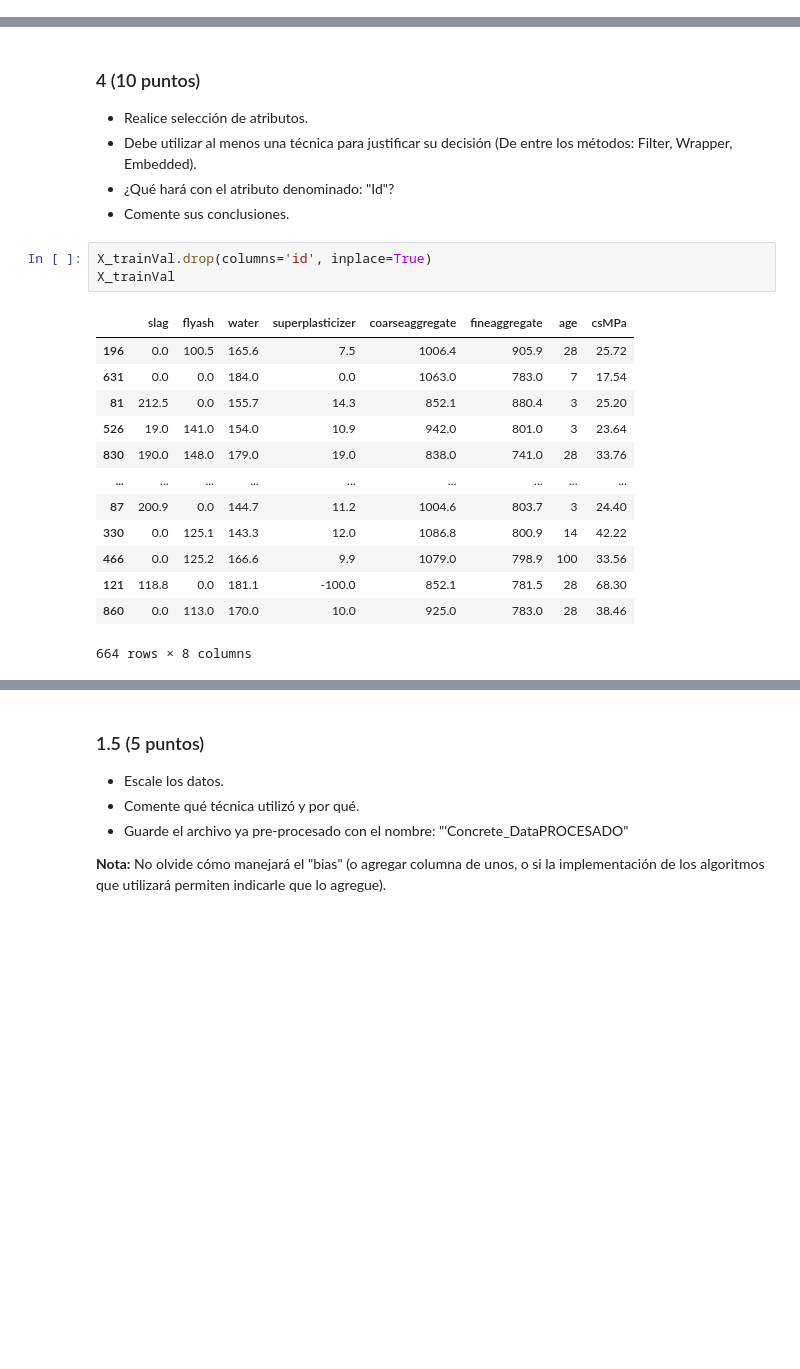
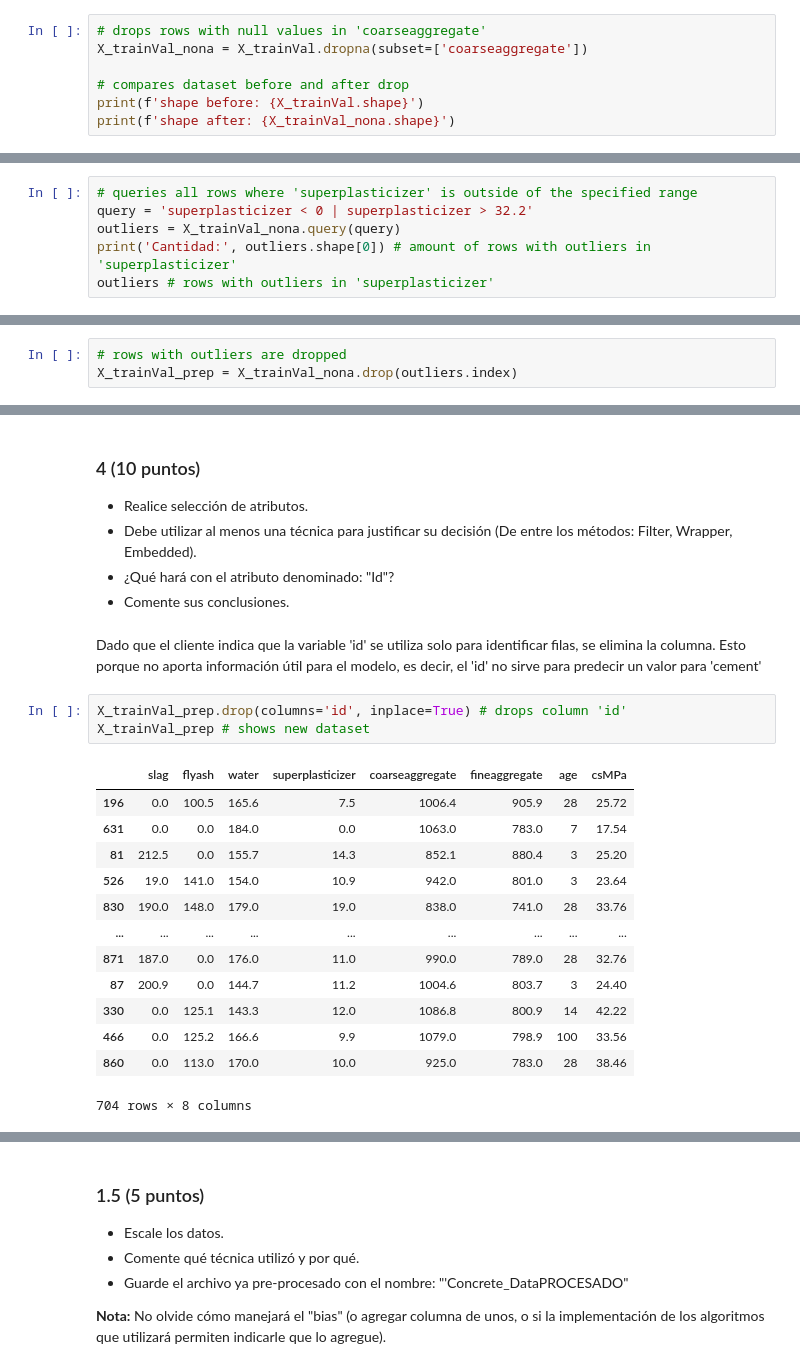
Before and after one commit to GabrielVargasR/University-Artificial-Intelligence, a Jupyter notebook: TC3 - Regression and Feature Engineering/2021-2-Trabajo Practico_03.ipynb, the cells around one changed output, grey strips where cells are left out. Cells and saved outputs as stored; diff of their text form; blank space fills up the shorter version.

```diff
--- a/TC3 - Regression and Feature Engineering/2021-2-Trabajo Practico_03.ipynb
+++ b/TC3 - Regression and Feature Engineering/2021-2-Trabajo Practico_03.ipynb
@@ -332,0 +324,7 @@ dtype: bool
+# %%
+# drops rows with null values in 'coarseaggregate'
+X_trainVal_nona = X_trainVal.dropna(subset=['coarseaggregate'])
+
+# compares dataset before and after drop
+print(f'shape before: {X_trainVal.shape}')
+print(f'shape after: {X_trainVal_nona.shape}')
@@ -378,0 +360,6 @@ X_trainVal.describe()
+# %%
+# queries all rows where 'superplasticizer' is outside of the specified range
+query = 'superplasticizer < 0 | superplasticizer > 32.2'
+outliers = X_trainVal_nona.query(query)
+print('Cantidad:', outliers.shape[0]) # amount of rows with outliers in 'superplasticizer'
+outliers # rows with outliers in 'superplasticizer'
@@ -378,0 +382,3 @@ X_trainVal.describe()
+# %%
+# rows with outliers are dropped
+X_trainVal_prep = X_trainVal_nona.drop(outliers.index)
@@ -382,21 +401,23 @@ X_trainVal.describe()
 - Debe utilizar al menos una técnica para justificar su decisión (De entre los métodos: Filter, Wrapper, Embedded).
 - ¿Qué hará con el atributo denominado: "Id"?
 - Comente sus conclusiones.
+# %% [markdown]
+Dado que el cliente indica que la variable 'id' se utiliza solo para identificar filas, se elimina la columna. Esto porque no aporta información útil para el modelo, es decir, el 'id' no sirve para predecir un valor para 'cement'
 # %%
-X_trainVal.drop(columns='id', inplace=True)
-X_trainVal
+X_trainVal_prep.drop(columns='id', inplace=True) # drops column 'id'
+X_trainVal_prep # shows new dataset
 # %% [output]
 |  | slag | flyash | water | superplasticizer | coarseaggregate | fineaggregate | age | csMPa |
 | 196 | 0.0 | 100.5 | 165.6 | 7.5 | 1006.4 | 905.9 | 28 | 25.72 |
 | 631 | 0.0 | 0.0 | 184.0 | 0.0 | 1063.0 | 783.0 | 7 | 17.54 |
 | 81 | 212.5 | 0.0 | 155.7 | 14.3 | 852.1 | 880.4 | 3 | 25.20 |
 | 526 | 19.0 | 141.0 | 154.0 | 10.9 | 942.0 | 801.0 | 3 | 23.64 |
 | 830 | 190.0 | 148.0 | 179.0 | 19.0 | 838.0 | 741.0 | 28 | 33.76 |
 | ... | ... | ... | ... | ... | ... | ... | ... | ... |
+| 871 | 187.0 | 0.0 | 176.0 | 11.0 | 990.0 | 789.0 | 28 | 32.76 |
 | 87 | 200.9 | 0.0 | 144.7 | 11.2 | 1004.6 | 803.7 | 3 | 24.40 |
 | 330 | 0.0 | 125.1 | 143.3 | 12.0 | 1086.8 | 800.9 | 14 | 42.22 |
 | 466 | 0.0 | 125.2 | 166.6 | 9.9 | 1079.0 | 798.9 | 100 | 33.56 |
-| 121 | 118.8 | 0.0 | 181.1 | -100.0 | 852.1 | 781.5 | 28 | 68.30 |
 | 860 | 0.0 | 113.0 | 170.0 | 10.0 | 925.0 | 783.0 | 28 | 38.46 |
-664 rows × 8 columns
+704 rows × 8 columns
 # %%
```
Also changed, not shown: parts of 22 cells of this notebook.
